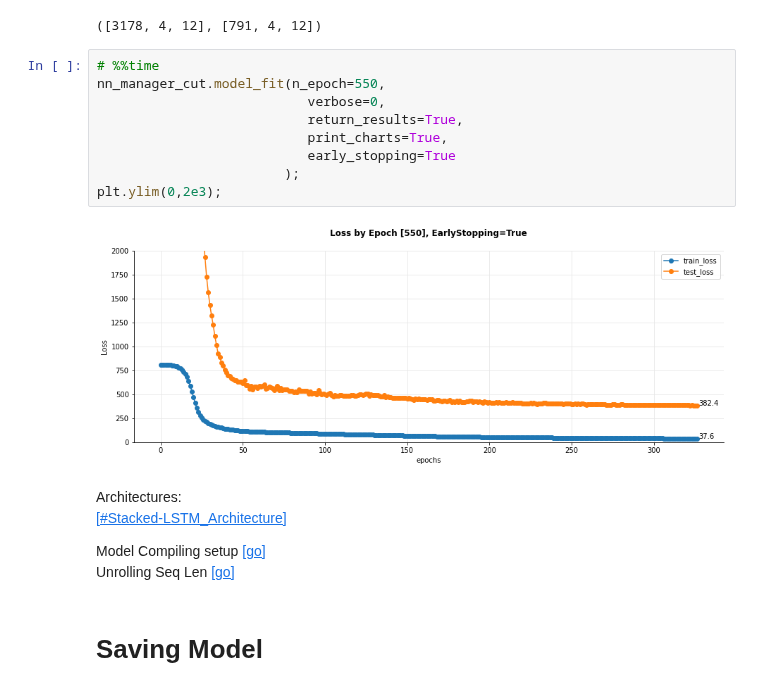
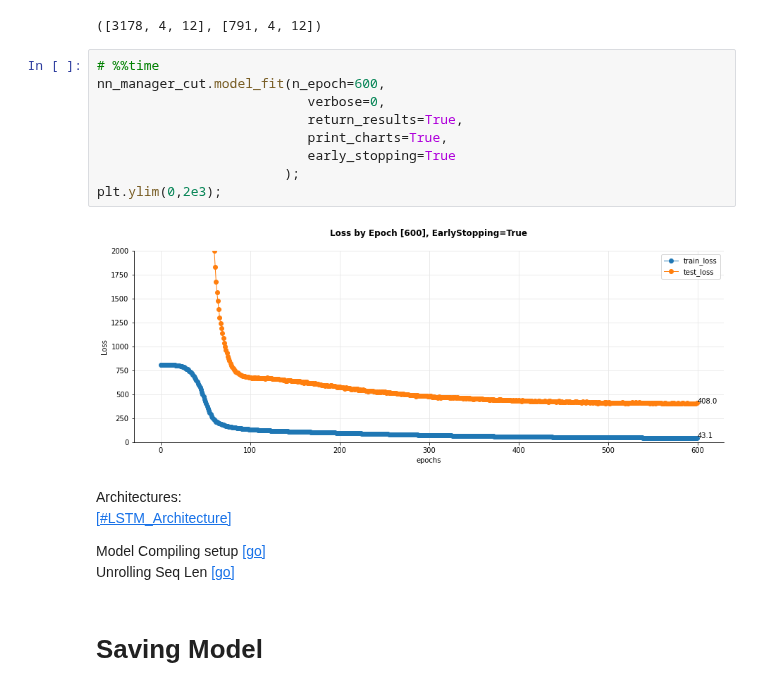
Before and after one commit to serg-razum-off/DFP-Numeric-2, a Jupyter notebook: train/btc_nn_playground.ipynb, the cells around one changed output. Drawn from its saved outputs; the diff is of its cells as text.

```diff
--- a/train/btc_nn_playground.ipynb
+++ b/train/btc_nn_playground.ipynb
@@ -211,18 +211,18 @@ nn_manager_cut.X_train_shape, nn_manager_cut.X_test_shape,
 ([3178, 4, 12], [791, 4, 12])
 # %%
 # %%time
-nn_manager_cut.model_fit(n_epoch=550,
+nn_manager_cut.model_fit(n_epoch=600,
                            verbose=0,
                            return_results=True,
                            print_charts=True,
                            early_stopping=True
                         );
 plt.ylim(0,2e3);
 # %% [output]
-[figure, old version]
+[figure, new version]
 # %% [markdown]
 Architectures: <br>
-[[#Stacked-LSTM_Architecture]](#LSTM-based)
+[[#LSTM_Architecture]](#LSTM-based)
 
 Model Compiling setup [[go]](#Compiling-Model-with-the-chosen-Architecture)<br>
 Unrolling Seq Len [[go]](#Unrolling-data-to-sequences)<br>
```
Also changed, not shown: parts of 12 cells of this notebook, 15 other files.
